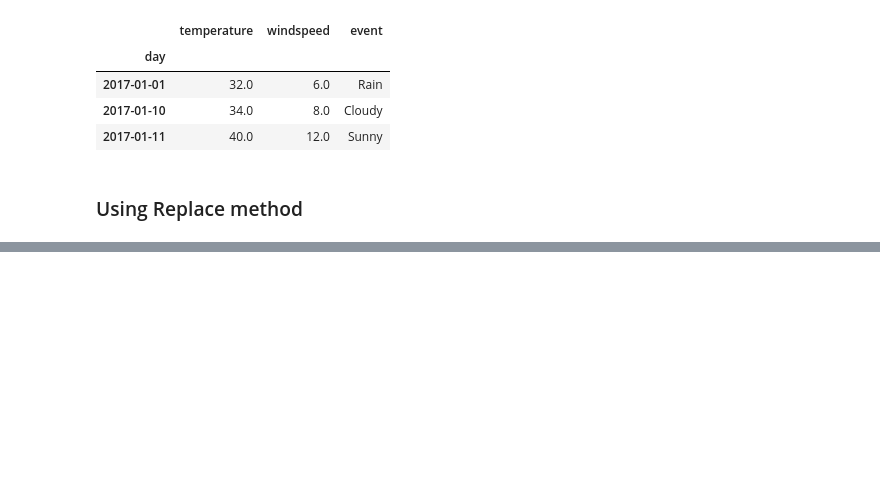
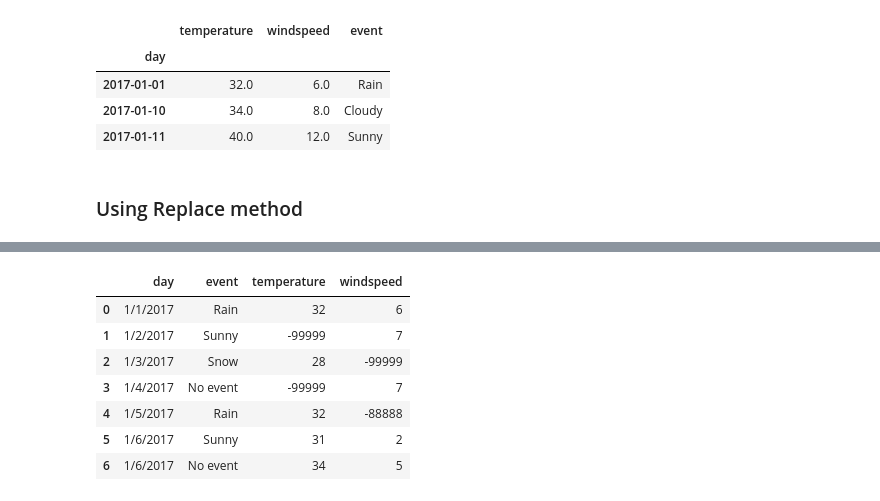
Before and after one commit to LEMSantos/LearningPandas, a Jupyter notebook: Handling Missing Data.ipynb, the cells around one changed output, grey strips where cells are left out. Cells and saved outputs as stored; diff of their text form; code cells hidden in the pictures; blank space fills up the shorter version.

```diff
--- a/Handle Missing Data.ipynb
+++ b/Handling Missing Data.ipynb
@@ -136,0 +185,15 @@ weather_data.dropna(thresh = 3)
+# %%
+# Reformulating data to test new tricks
+df.replace({
+    'event': 0
+},'No event', inplace=True)
+df
+# %% [output]
+|  | day | event | temperature | windspeed |
+| 0 | 1/1/2017 | Rain | 32 | 6 |
+| 1 | 1/2/2017 | Sunny | -99999 | 7 |
+| 2 | 1/3/2017 | Snow | 28 | -99999 |
+| 3 | 1/4/2017 | No event | -99999 | 7 |
+| 4 | 1/5/2017 | Rain | 32 | -88888 |
+| 5 | 1/6/2017 | Sunny | 31 | 2 |
+| 6 | 1/6/2017 | No event | 34 | 5 |
```
Also changed, not shown: parts of 7 cells of this notebook.
